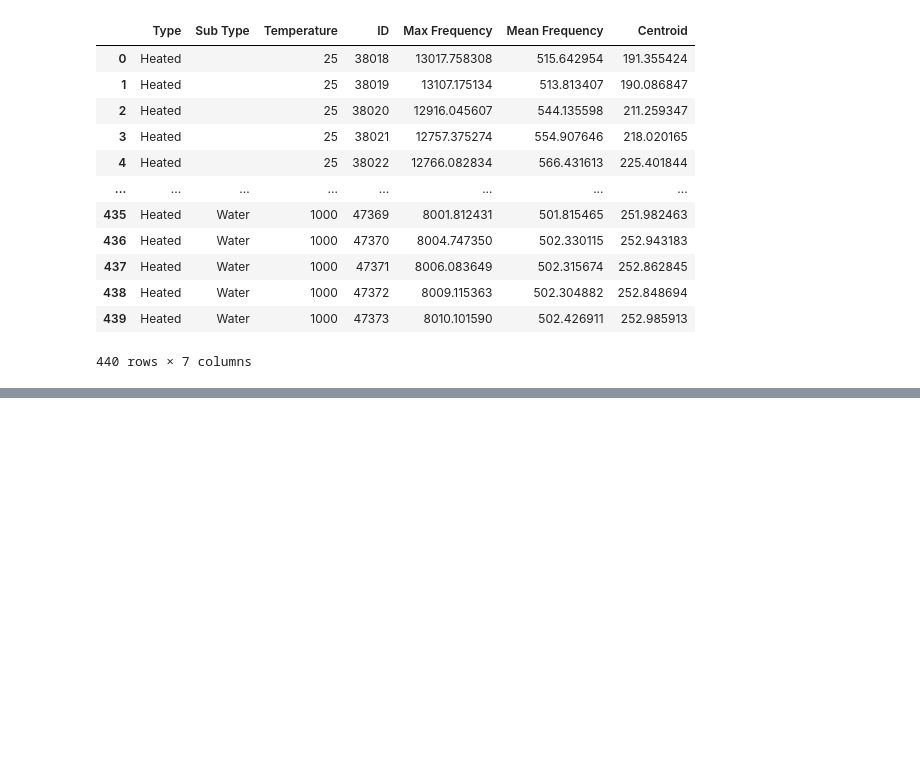
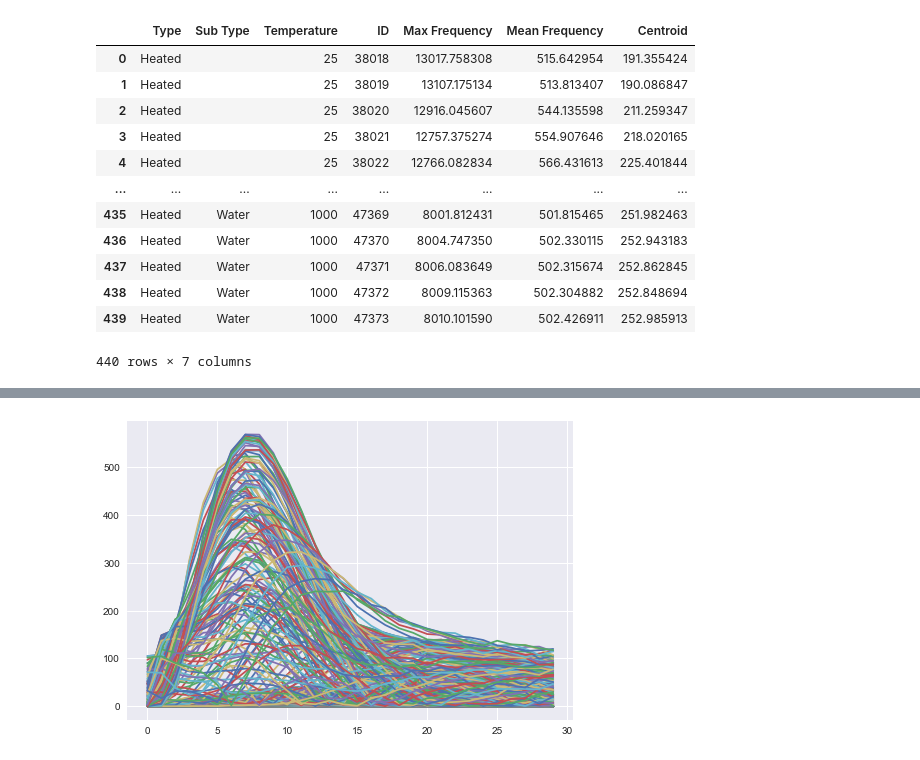
Before and after one commit to rohithandique/civil-major-project, a Jupyter notebook: Major Project.ipynb, the cells around one changed output, grey strips where cells are left out. Drawn from its saved outputs; the diff is of its cells as text; code cells hidden in the pictures; blank space fills up the shorter version.

```diff
--- a/Major Project.ipynb
+++ b/Major Project.ipynb
@@ -131,0 +144,5 @@ new_df
+# %%
+plt.plot(abs(coef))
+plt.show()
+# %% [output]
+[figure, added]
```
Also changed, not shown: parts of 19 cells of this notebook.
